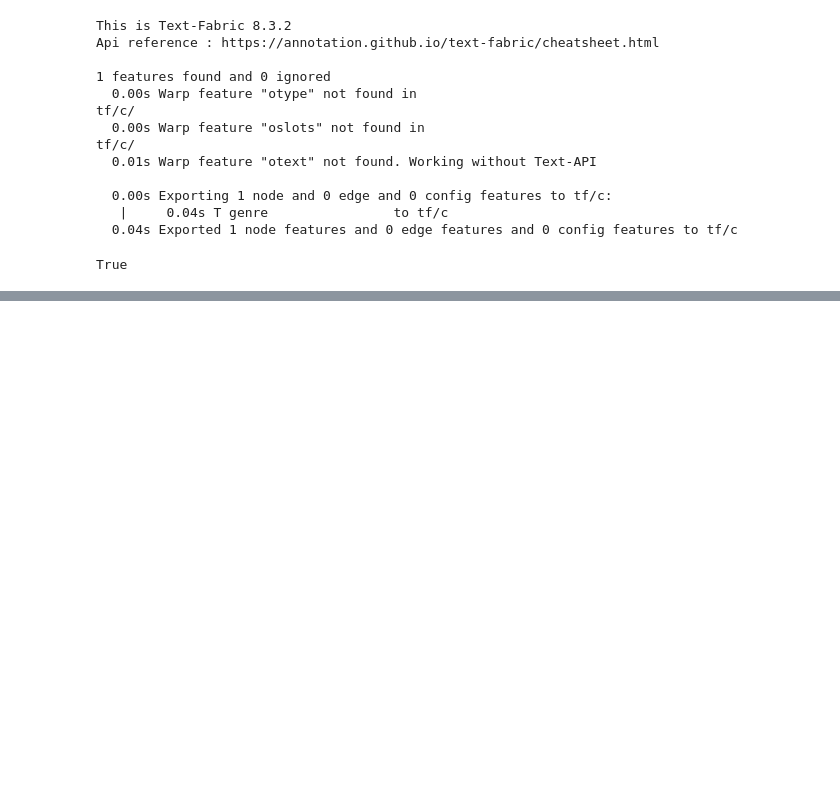
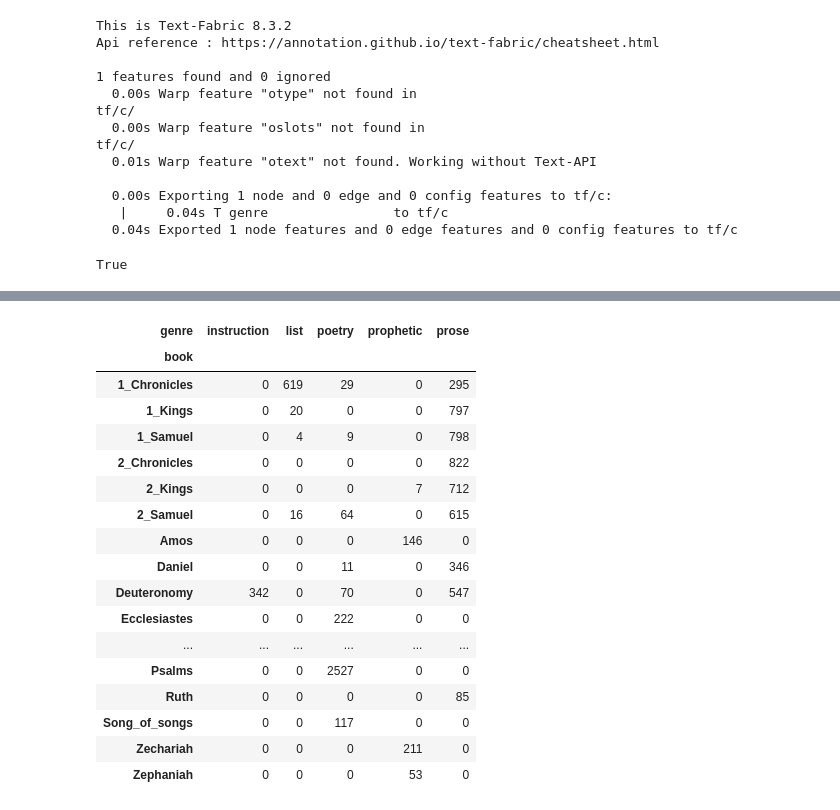
Before and after one commit to ETCBC/genre_synvar, a Jupyter notebook: ranges2tf.ipynb, the cells around one changed output, grey strips where cells are left out. Cells and saved outputs as stored; diff of their text form; code cells hidden in the pictures; blank space fills up the shorter version.

```diff
--- a/ranges2tf.ipynb
+++ b/ranges2tf.ipynb
@@ -150,0 +181,18 @@ True
+# %%
+verse_data = []
+
+for verse_n in F.otype.s('verse'):
+    genre = F.genre.v(verse_n)
+    book, chapter, verse = T.sectionFromNode(verse_n)
+    ref = f'{book[:3]} {chapter}:{verse}'
+    verse_data.append({
+        'node': verse_n,
+        'ref': ref,
+        'book': book,
+        'genre': genre,
+        'text': T.text(verse_n),
+    })
+
+verse_df = pd.DataFrame(verse_data)
+verse_df.set_index('node', inplace=True)
+verse_df.head()
@@ -150,0 +250,31 @@ True
+# %%
+# How many verses per book are a given genre?
+
+book2genre = pd.pivot_table(
+    verse_df,
+    index='book',
+    columns=['genre'],
+    aggfunc='size',
+    fill_value=0,
+)
+
+book2genre
+# %% [output]
+| genre | instruction | list | poetry | prophetic | prose |
+| book |  |  |  |  |  |
+| 1_Chronicles | 0 | 619 | 29 | 0 | 295 |
+| 1_Kings | 0 | 20 | 0 | 0 | 797 |
+| 1_Samuel | 0 | 4 | 9 | 0 | 798 |
+| 2_Chronicles | 0 | 0 | 0 | 0 | 822 |
+| 2_Kings | 0 | 0 | 0 | 7 | 712 |
+| 2_Samuel | 0 | 16 | 64 | 0 | 615 |
+| Amos | 0 | 0 | 0 | 146 | 0 |
+| Daniel | 0 | 0 | 11 | 0 | 346 |
+| Deuteronomy | 342 | 0 | 70 | 0 | 547 |
+| Ecclesiastes | 0 | 0 | 222 | 0 | 0 |
+| ... | ... | ... | ... | ... | ... |
+| Psalms | 0 | 0 | 2527 | 0 | 0 |
+| Ruth | 0 | 0 | 0 | 0 | 85 |
+| Song_of_songs | 0 | 0 | 117 | 0 | 0 |
+| Zechariah | 0 | 0 | 0 | 211 | 0 |
+| Zephaniah | 0 | 0 | 0 | 53 | 0 |
```
Also changed, not shown: parts of 8 cells of this notebook.
